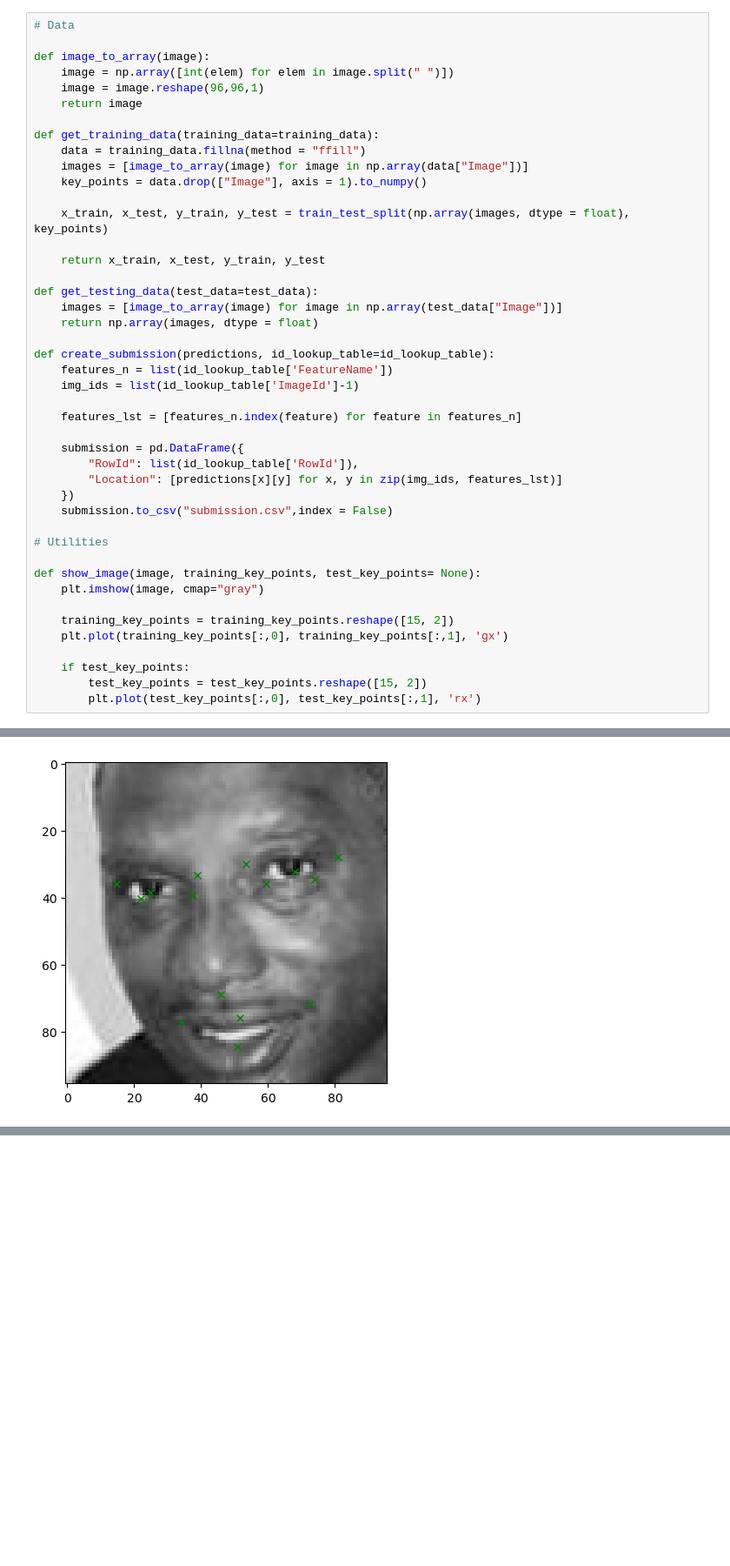
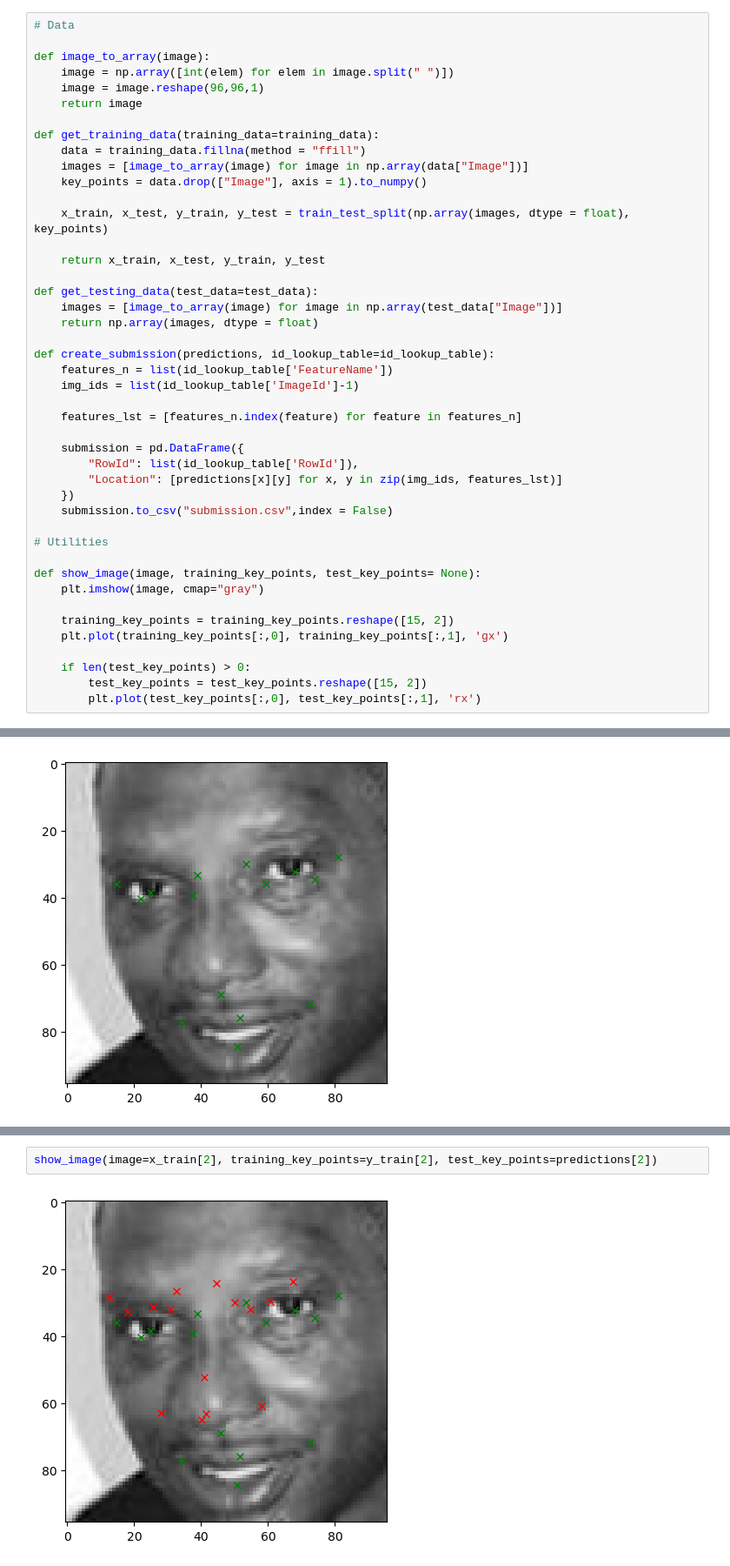
Before and after one commit to caddis90/kaggleutils, a Jupyter notebook: notebook5b2855ac01.ipynb, the cells around one changed output, grey strips where cells are left out. Shown at 87% size. Drawn from its saved outputs; the diff is of its cells as text; blank space fills up the shorter version.

```diff
--- a/notebook5b2855ac01.ipynb
+++ b/notebook5b2855ac01.ipynb
@@ -58,7 +58,7 @@ def show_image(image, training_key_points, test_key_points= None):
     training_key_points = training_key_points.reshape([15, 2])
     plt.plot(training_key_points[:,0], training_key_points[:,1], 'gx')
 
-    if test_key_points:
+    if len(test_key_points) > 0:
         test_key_points = test_key_points.reshape([15, 2])
         plt.plot(test_key_points[:,0], test_key_points[:,1], 'rx')
 # %%
@@ -104,0 +103,4 @@ create_submission(predictions)
+# %%
+show_image(image=x_train[2], training_key_points=y_train[2], test_key_points=predictions[2])
+# %% [output]
+[figure, added]
```
Also changed, not shown: parts of 2 cells of this notebook.
